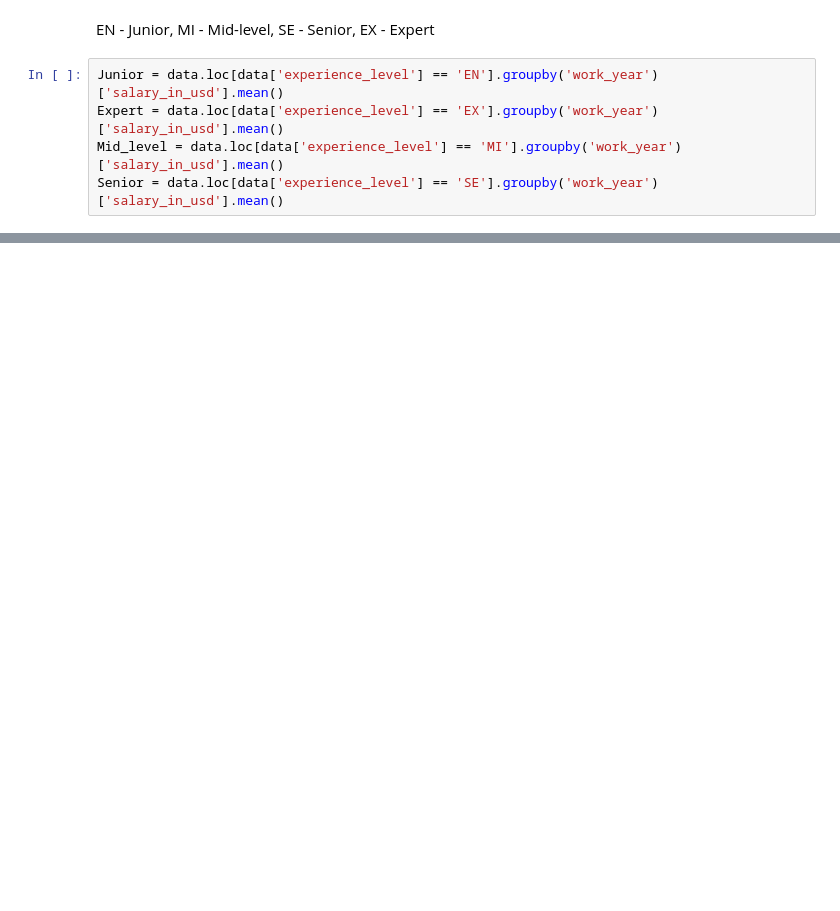
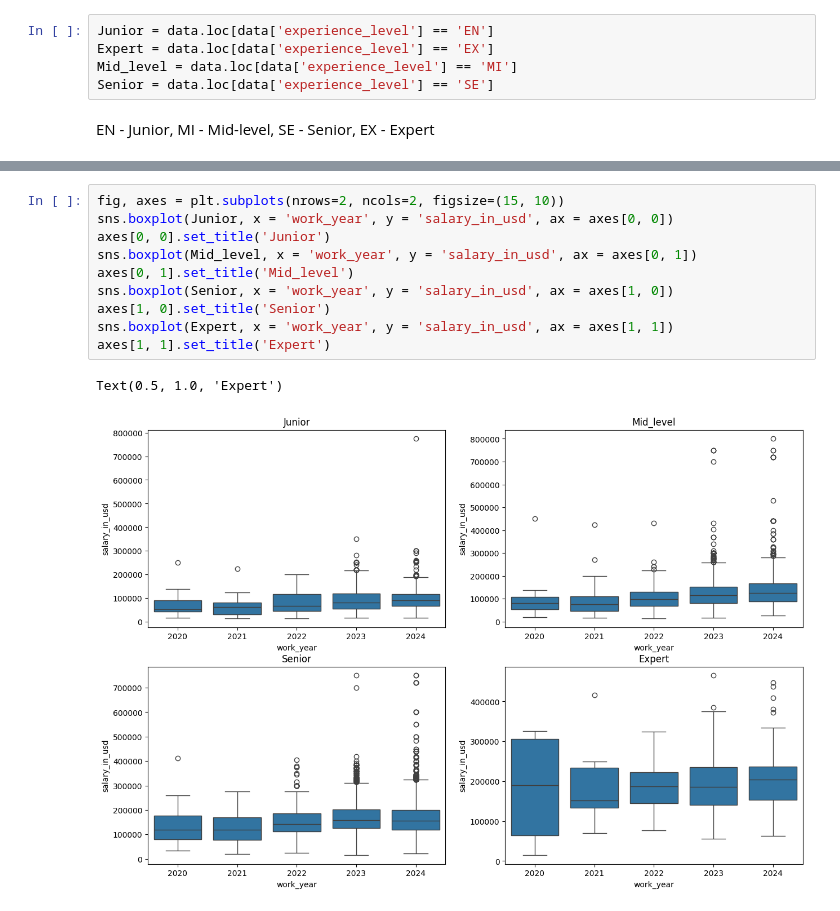
Before and after one commit to OnlySem/ITMO, a Jupyter notebook: задание_1.ipynb, the cells around one changed output, grey strips where cells are left out. Saved outputs shown, nothing was run; the diff lists cells and outputs as text; blank space fills up the shorter version.

```diff
--- a/задание_1.ipynb
+++ b/задание_1.ipynb
@@ -147,15 +147,15 @@ data.groupby(['experience_level','work_year'])['salary_in_usd'].mean()
 |  | 2023 | 165421.026078 |
 |  | 2024 | 168214.908784 |
 dtype: float64
+# %%
+Junior = data.loc[data['experience_level'] == 'EN']
+Expert = data.loc[data['experience_level'] == 'EX']
+Mid_level = data.loc[data['experience_level'] == 'MI']
+Senior = data.loc[data['experience_level'] == 'SE']
 # %% [markdown]
 EN - Junior,
 MI - Mid-level,
 SE - Senior,
 EX - Expert
-# %%
-Junior = data.loc[data['experience_level'] == 'EN'].groupby('work_year')['salary_in_usd'].mean()
-Expert = data.loc[data['experience_level'] == 'EX'].groupby('work_year')['salary_in_usd'].mean()
-Mid_level = data.loc[data['experience_level'] == 'MI'].groupby('work_year')['salary_in_usd'].mean()
-Senior = data.loc[data['experience_level'] == 'SE'].groupby('work_year')['salary_in_usd'].mean()
 # %%
 fig, axes = plt.subplots(nrows=2, ncols=2, figsize=(15, 10))
@@ -170,3 +170,16 @@ axes[1, 1].set_title('Expert')
 # %% [output]
 Text(0.5, 1.0, 'Expert')
 [figure]
+# %%
+fig, axes = plt.subplots(nrows=2, ncols=2, figsize=(15, 10))
+sns.boxplot(Junior, x = 'work_year', y = 'salary_in_usd', ax = axes[0, 0])
+axes[0, 0].set_title('Junior')
+sns.boxplot(Mid_level, x = 'work_year', y = 'salary_in_usd', ax = axes[0, 1])
+axes[0, 1].set_title('Mid_level')
+sns.boxplot(Senior, x = 'work_year', y = 'salary_in_usd', ax = axes[1, 0])
+axes[1, 0].set_title('Senior')
+sns.boxplot(Expert, x = 'work_year', y = 'salary_in_usd', ax = axes[1, 1])
+axes[1, 1].set_title('Expert')
+# %% [output]
+Text(0.5, 1.0, 'Expert')
+[figure, added]
```
Also changed, not shown: parts of 1 cell of this notebook.
